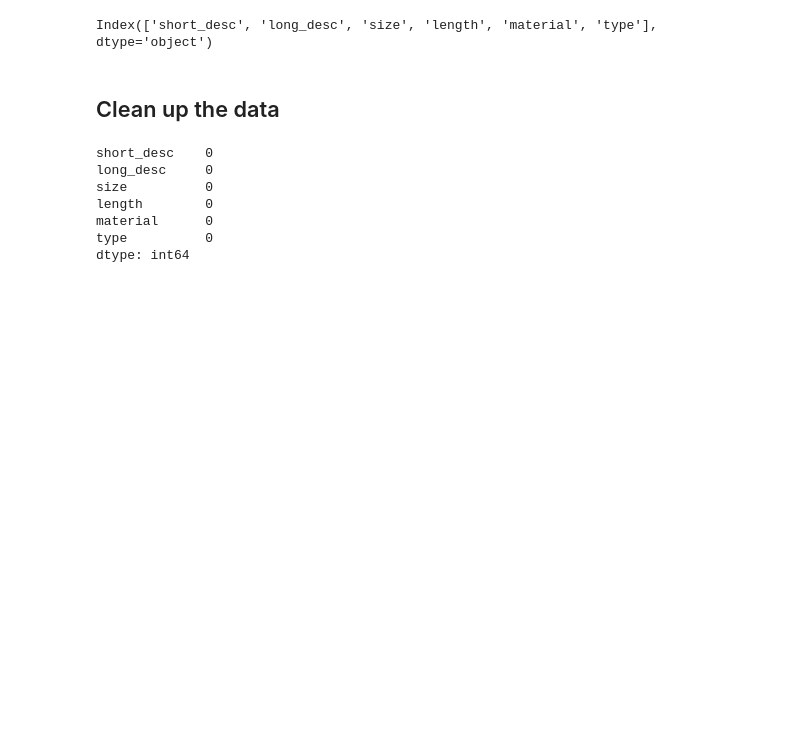
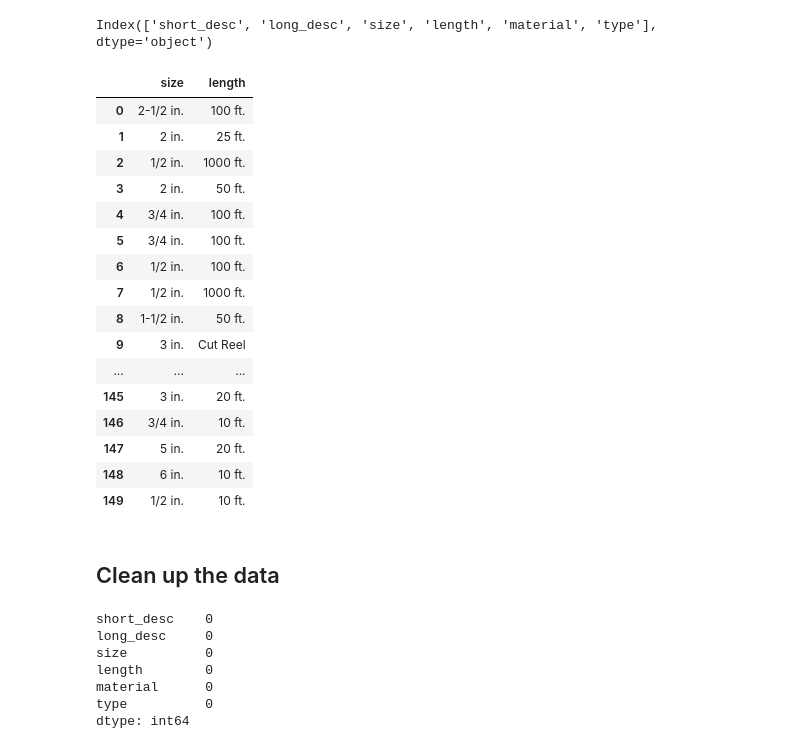
Before and after one commit to muchemicarol/mock_set, a Jupyter notebook: apps/machine_learning_models/notebooks/sanveohr/Mock_Set.ipynb, the cells around one changed output. Cells and saved outputs as stored; diff of their text form; code cells hidden in the pictures; blank space fills up the shorter version.

```diff
--- a/apps/machine_learning_models/notebooks/sanveohr/Mock_Set.ipynb
+++ b/apps/machine_learning_models/notebooks/sanveohr/Mock_Set.ipynb
@@ -44,6 +45,26 @@ mock_data.columns = mock_data.columns.str.lower().str.replace(" ", "_")
 mock_data.columns
 # %% [output]
 Index(['short_desc', 'long_desc', 'size', 'length', 'material', 'type'], dtype='object')
+# %%
+mock_data[["size", "length"]]
+# %% [output]
+|  | size | length |
+| 0 | 2-1/2 in. | 100 ft. |
+| 1 | 2 in. | 25 ft. |
+| 2 | 1/2 in. | 1000 ft. |
+| 3 | 2 in. | 50 ft. |
+| 4 | 3/4 in. | 100 ft. |
+| 5 | 3/4 in. | 100 ft. |
+| 6 | 1/2 in. | 100 ft. |
+| 7 | 1/2 in. | 1000 ft. |
+| 8 | 1-1/2 in. | 50 ft. |
+| 9 | 3 in. | Cut Reel |
+| ... | ... | ... |
+| 145 | 3 in. | 20 ft. |
+| 146 | 3/4 in. | 10 ft. |
+| 147 | 5 in. | 20 ft. |
+| 148 | 6 in. | 10 ft. |
+| 149 | 1/2 in. | 10 ft. |
 # %% [markdown]
 ## Clean up the data
 # %%
```
Also changed, not shown: parts of 4 cells of this notebook, 11 other files.
